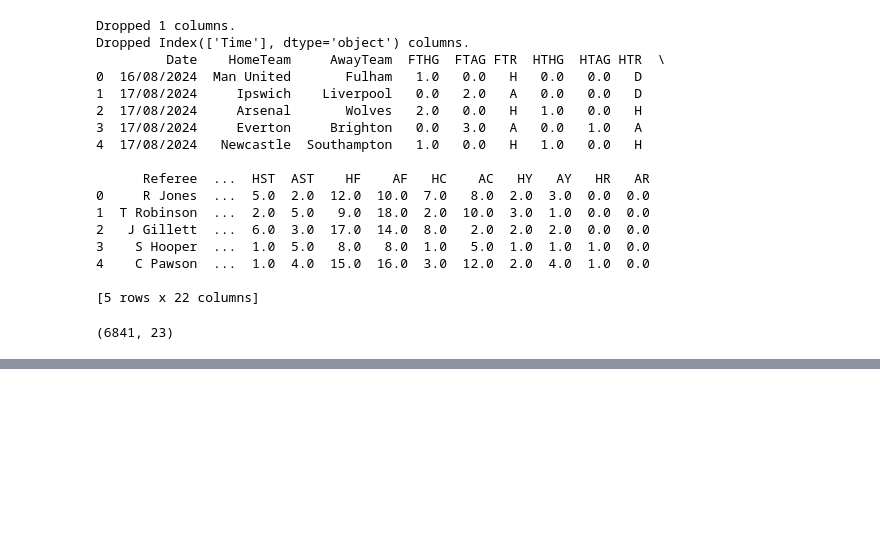
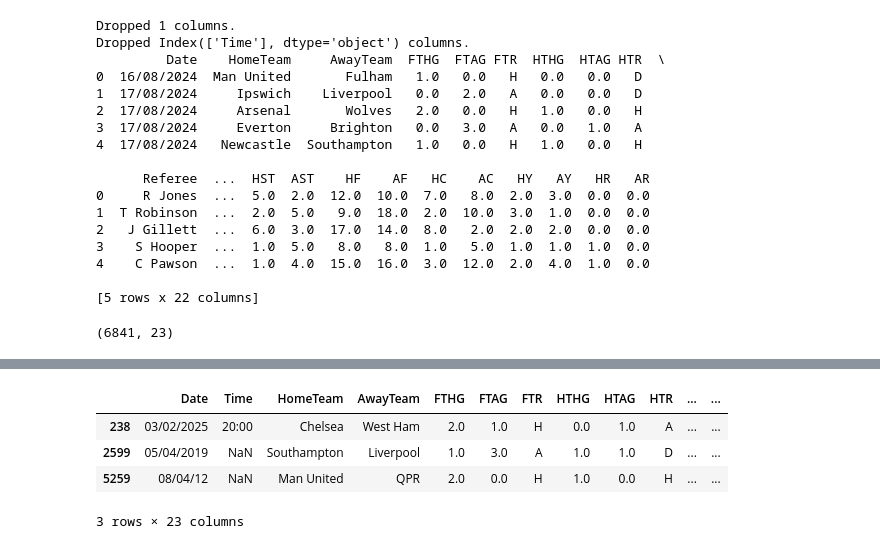
Before and after one commit to Jnyambok/Soca-Scores, a Jupyter notebook: experiments/notebooks/data_cleaning.ipynb, the cells around one changed output, grey strips where cells are left out. Saved outputs shown, nothing was run; the diff lists cells and outputs as text; code cells hidden in the pictures; blank space fills up the shorter version.

```diff
--- a/experiments/notebooks/data_cleaning.ipynb
+++ b/experiments/notebooks/data_cleaning.ipynb
@@ -541,0 +573,9 @@ enhanced_data.shape
+# %%
+# Convert data dtypes to actual types
+enhanced_data_with_no_nulls.sample(3)
+# %% [output]
+|  | Date | Time | HomeTeam | AwayTeam | FTHG | FTAG | FTR | HTHG | HTAG | HTR | ... | ... |
+| 238 | 03/02/2025 | 20:00 | Chelsea | West Ham | 2.0 | 1.0 | H | 0.0 | 1.0 | A | ... | ... |
+| 2599 | 05/04/2019 | NaN | Southampton | Liverpool | 1.0 | 3.0 | A | 1.0 | 1.0 | D | ... | ... |
+| 5259 | 08/04/12 | NaN | Man United | QPR | 2.0 | 0.0 | H | 1.0 | 0.0 | H | ... | ... |
+3 rows × 23 columns
```
Also changed, not shown: parts of 12 cells of this notebook, 1 other file.
